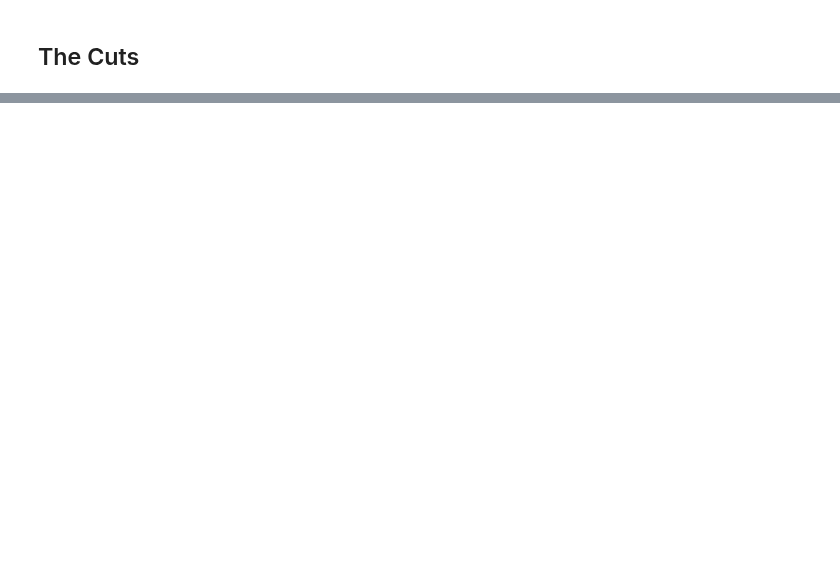
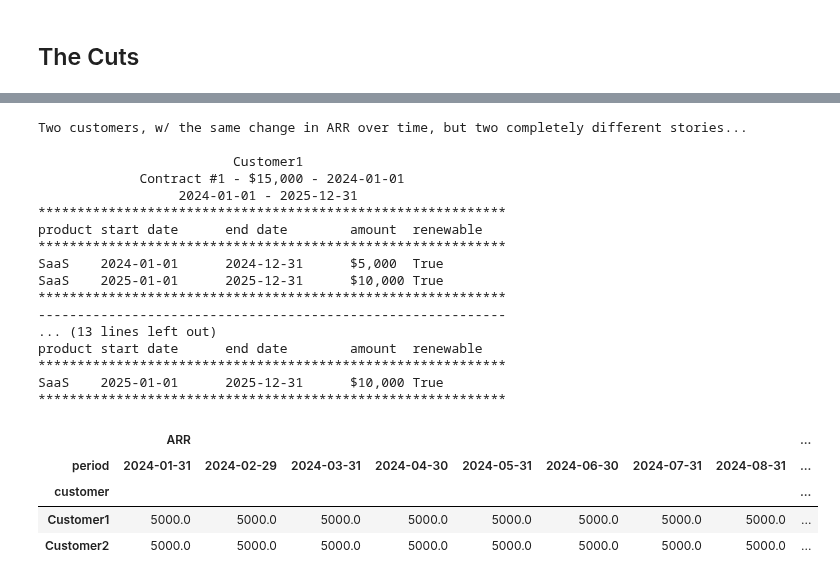
Before and after one commit to Curts0/arr_data_professional, a Jupyter notebook: 5-the-cuts.ipynb, the cells around one changed output, grey strips where cells are left out. Saved outputs shown, nothing was run; the diff lists cells and outputs as text; code cells hidden in the pictures; blank space fills up the shorter version.

```diff
--- a/5-the-cuts.ipynb
+++ b/5-the-cuts.ipynb
@@ -63,0 +80,64 @@ plt.show()
+# %%
+from arr import Contract, ContractHeader, ContractLine
+from datetime import date
+
+import pandas as pd
+
+start = date(2024, 1, 1)
+end = date(2025, 12, 31)
+
+con1 = Contract(
+    1,
+    ContractHeader(15_000, date(2024, 1, 1), date(2025, 12, 31)),
+    [
+        ContractLine(5_000, date(2024, 1, 1), date(2024, 12, 31), "SaaS", True),
+        ContractLine(10_000, date(2025, 1, 1), date(2025, 12, 31), "SaaS", True),
+    ],
+    "Customer1",
+)
+
+con2 = Contract(
+    2,
+    ContractHeader(5_000, date(2024, 1, 1), date(2024, 12, 31)),
+    [ContractLine(5_000, date(2024, 1, 1), date(2024, 12, 31), "SaaS", True)],
+    "Customer2",
+)
+
+con3 = Contract(
+    3,
+    ContractHeader(10_000, date(2025, 1, 1), date(2025, 12, 31)),
+    [ContractLine(10_000, date(2025, 1, 1), date(2025, 12, 31), "SaaS", True)],
+    "Customer2",
+)
+
+print(
+    "Two customers, w/ the same change in ARR over time, but two completely different stories...\n"
+)
+print(con1, con2, con3, sep="-" * 60 + "\n")
+
+pd.concat(
+    [con1.to_annualize_df(), con2.to_annualize_df(), con3.to_annualize_df()]
+).groupby("customer").sum()
+# %% [output]
+Two customers, w/ the same change in ARR over time, but two completely different stories...
+
+                         Customer1
+             Contract #1 - $15,000 - 2024-01-01
+                  2024-01-01 - 2025-12-31
+************************************************************
+product start date      end date        amount  renewable
+************************************************************
+SaaS    2024-01-01      2024-12-31      $5,000  True
+SaaS    2025-01-01      2025-12-31      $10,000 True
+************************************************************
+------------------------------------------------------------
+... (13 lines left out)
+product start date      end date        amount  renewable
+************************************************************
+SaaS    2025-01-01      2025-12-31      $10,000 True
+************************************************************
+|  | ARR |  |  |  |  |  |  |  | ... |
+| period | 2024-01-31 | 2024-02-29 | 2024-03-31 | 2024-04-30 | 2024-05-31 | 2024-06-30 | 2024-07-31 | 2024-08-31 | ... |
+| customer |  |  |  |  |  |  |  |  | ... |
+| Customer1 | 5000.0 | 5000.0 | 5000.0 | 5000.0 | 5000.0 | 5000.0 | 5000.0 | 5000.0 | ... |
+| Customer2 | 5000.0 | 5000.0 | 5000.0 | 5000.0 | 5000.0 | 5000.0 | 5000.0 | 5000.0 | ... |
```
Also changed, not shown: parts of 6 cells of this notebook, 1 other file.
